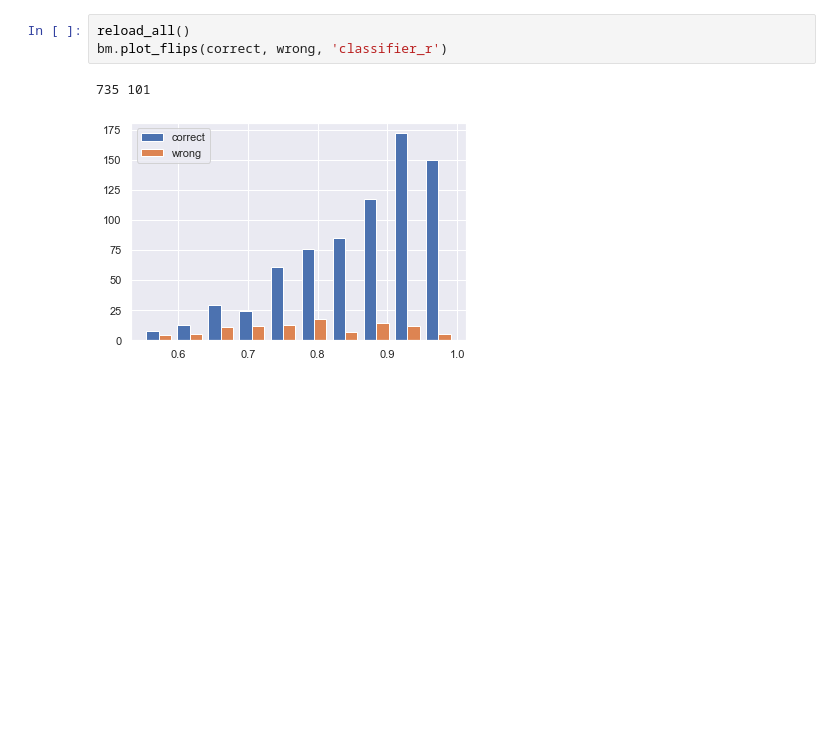
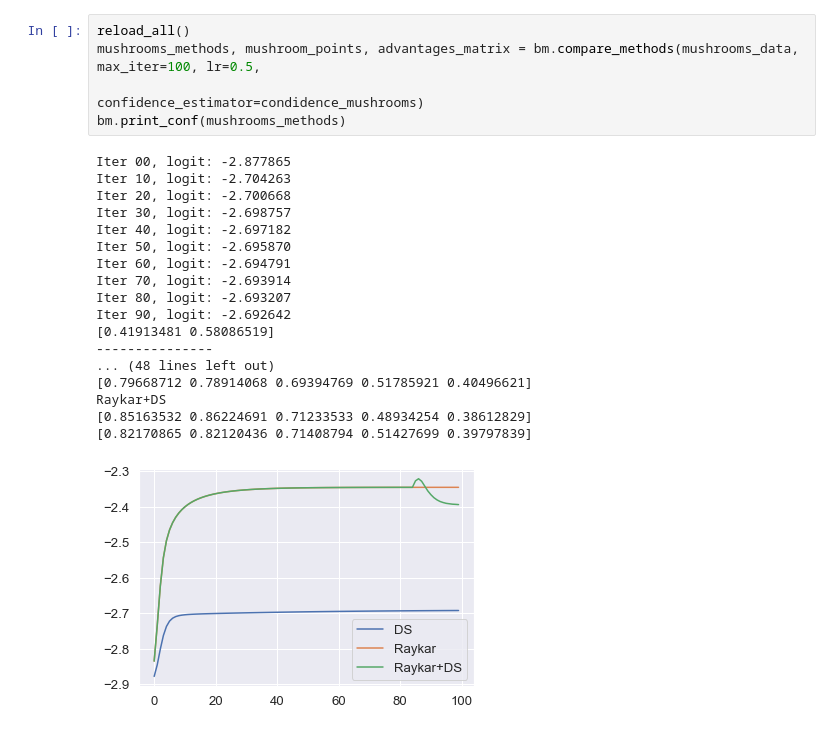
Before and after one commit to AndreySmirdin/CrowdInference, a Jupyter notebook: Mushrooms.ipynb, the cells around one changed output. Cells and saved outputs as stored; diff of their text form; blank space fills up the shorter version.

```diff
--- a/Mushrooms.ipynb
+++ b/Mushrooms.ipynb
@@ -80,6 +86,24 @@ Number of data points: 6499
-# %%
-reload_all()
-bm.plot_flips(correct, wrong, 'classifier_r')
-# %% [output]
-735 101
-[figure, removed]
+# %%
+reload_all()
+mushrooms_methods, mushroom_points, advantages_matrix = bm.compare_methods(mushrooms_data, max_iter=100, lr=0.5,
+                                                                           confidence_estimator=condidence_mushrooms)
+bm.print_conf(mushrooms_methods)
+# %% [output]
+Iter 00, logit: -2.877865
+Iter 10, logit: -2.704263
+Iter 20, logit: -2.700668
+Iter 30, logit: -2.698757
+Iter 40, logit: -2.697182
+Iter 50, logit: -2.695870
+Iter 60, logit: -2.694791
+Iter 70, logit: -2.693914
+Iter 80, logit: -2.693207
+Iter 90, logit: -2.692642
+[0.41913481 0.58086519]
+---------------
+... (48 lines left out)
+[0.79668712 0.78914068 0.69394769 0.51785921 0.40496621]
+Raykar+DS
+[0.85163532 0.86224691 0.71233533 0.48934254 0.38612829]
+[0.82170865 0.82120436 0.71408794 0.51427699 0.39797839]
+[figure, added]
```
Also changed, not shown: parts of 25 cells of this notebook, 12 other files.
